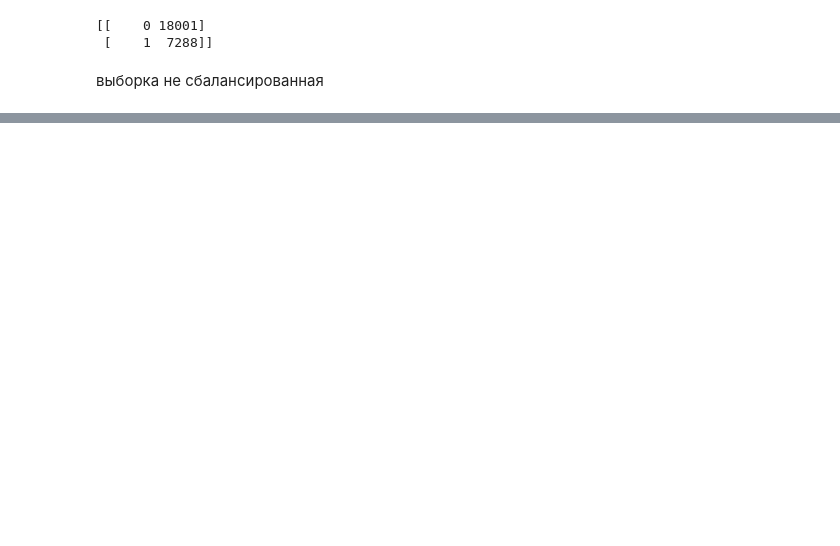
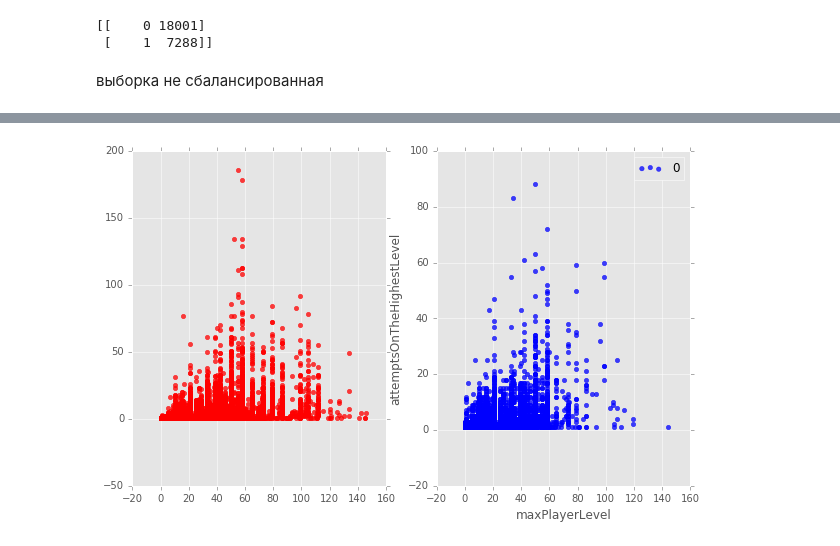
Before and after one commit to kurtov/onlinegames, a Jupyter notebook: 001. hello data + normalize.ipynb, the cells around one changed output, grey strips where cells are left out. Cells and saved outputs as stored; diff of their text form; code cells hidden in the pictures; blank space fills up the shorter version.

```diff
--- a/001. hello data + normalize.ipynb
+++ b/001. hello data + normalize.ipynb
@@ -155,0 +159,13 @@ print np.asarray((unique, counts)).T
+# %%
+data_train['y']=y_train
+# %%
+# Играет ли пользователь последовательно и попытался улучшить результат
+data_train['isSequenceOverMaxLevel']=0
+data_train.loc[data_train['maxPlayerLevel']-data_train['numberOfAttemptedLevels']<0, 'isSequenceOverMaxLevel']=1
+# Играет ли пользователь последовательно и остановился на максимальном уровне
+data_train['isSequenceStopMaxLevel']=0
+data_train.loc[data_train['maxPlayerLevel']-data_train['numberOfAttemptedLevels']==0, 'isSequenceStopMaxLevel']=1
+# %%
+drow_scatter(data_train, y_train, 'maxPlayerLevel', 'attemptsOnTheHighestLevel', True)
+# %% [output]
+[figure, added]
```
Also changed, not shown: parts of 21 cells of this notebook, 5 other files.
